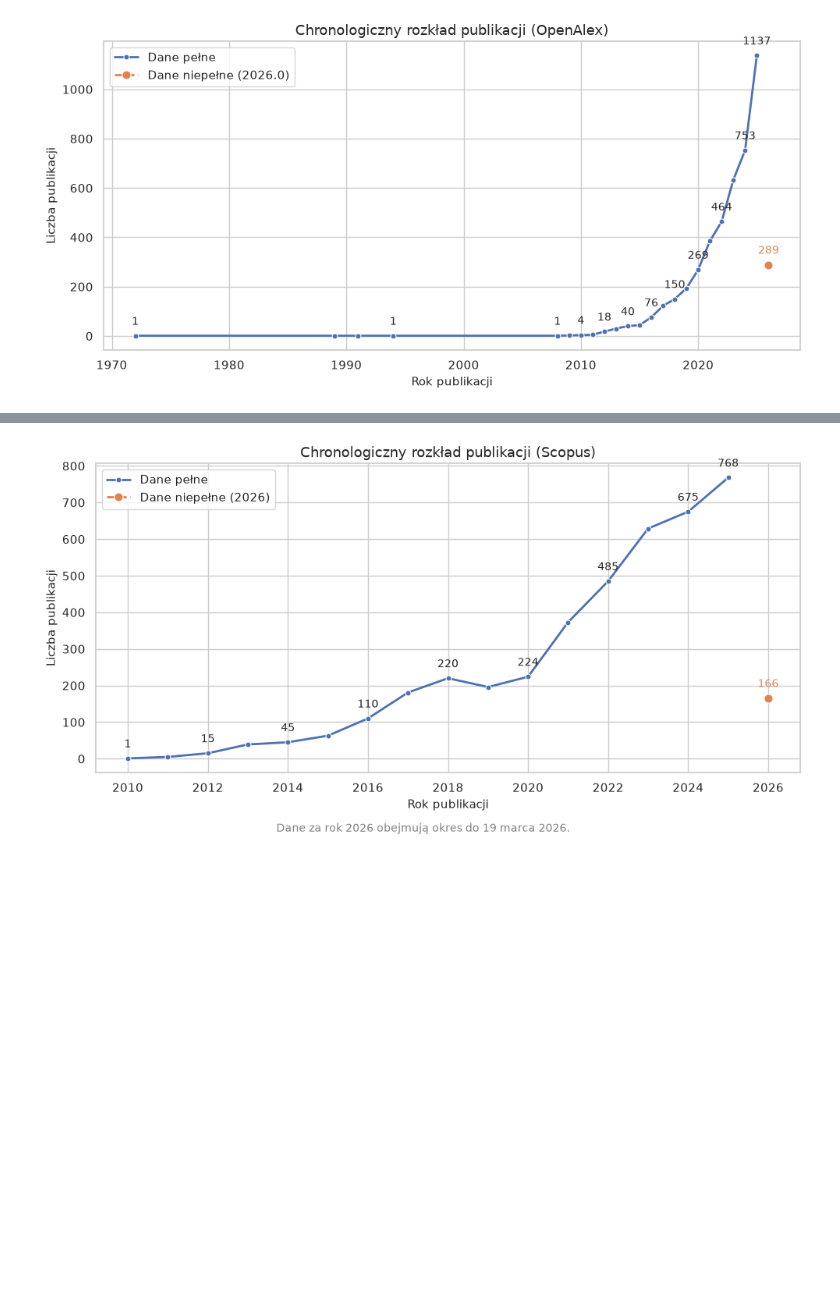
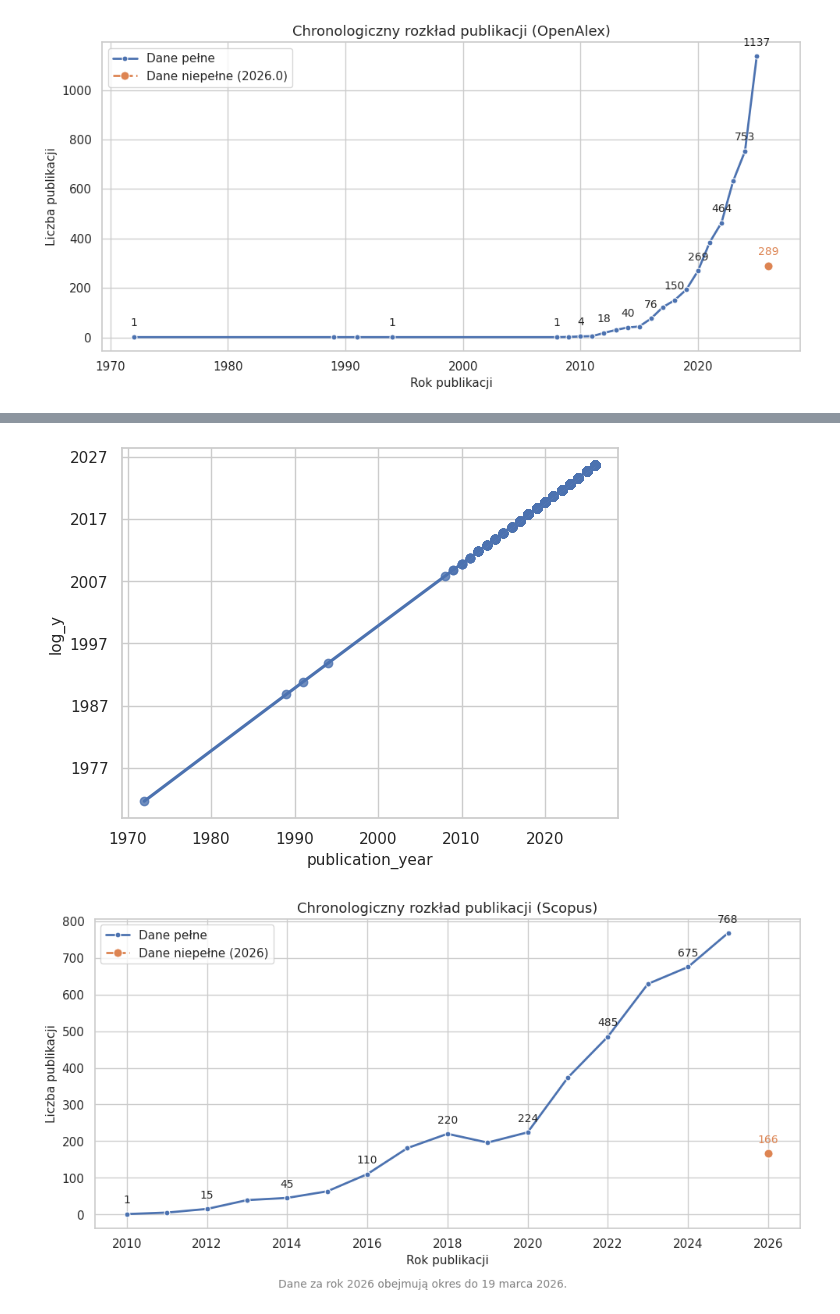
Before and after one commit to agatagera/Advances-in-research-on-the-use-of-large-language-models-in-social-media-analysis, a Jupyter notebook: analiza.ipynb, the cells around one changed output, grey strips where cells are left out. Saved outputs shown, nothing was run; the diff lists cells and outputs as text; code cells hidden in the pictures; blank space fills up the shorter version.

```diff
--- a/analiza.ipynb
+++ b/analiza.ipynb
@@ -242,0 +312,4 @@ plt.show()
+# %%
+
+df_ap['log_y'] = np.log1p(df_ap['publication_year'])
+df_ap['log_y']
@@ -243,3 +329,10 @@ plt.show()
+# %%
+ax = sns.regplot(data=df_ap, x='publication_year', y='log_y', order=3)
+ticks = ax.get_yticks()
+ax.set_yticklabels([int(np.expm1(t)) for t in ticks])
+plt.show()
+# %% [output]
+[figure, added]
 # %%
 # Dane Scopus
 yearly_counts_sc = df_sc['Year'].value_counts().sort_index()
```
Also changed, not shown: parts of 34 cells of this notebook.
